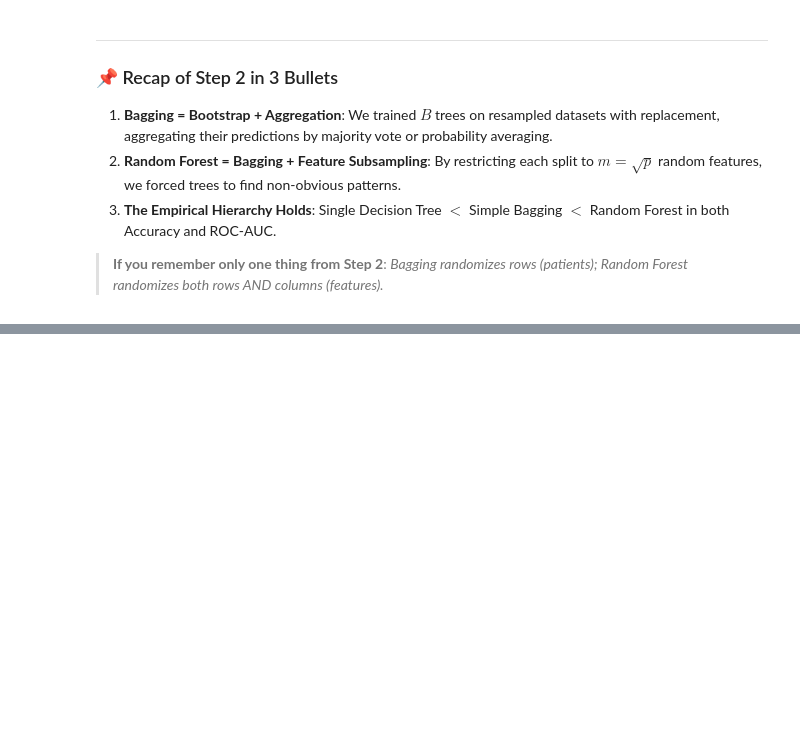
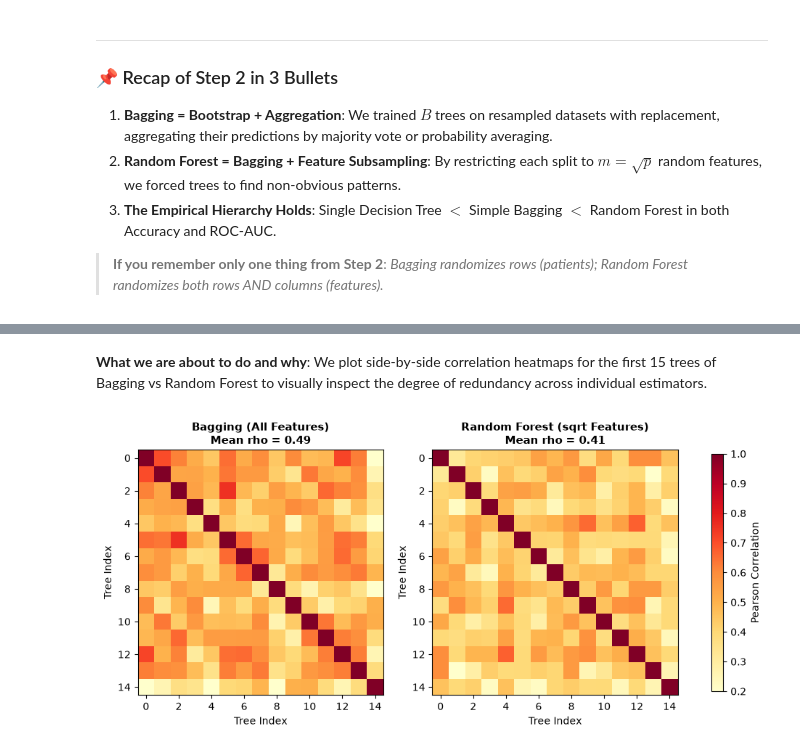
Before and after one commit to Arnav-Shrivastava/random-forests-regression-zero-to-one, a Jupyter notebook: random_forests_zero_to_one.ipynb, the cells around one changed output, grey strips where cells are left out. Drawn from its saved outputs; the diff is of its cells as text; code cells hidden in the pictures; blank space fills up the shorter version.

```diff
--- a/random_forests_zero_to_one.ipynb
+++ b/random_forests_zero_to_one.ipynb
@@ -744,0 +847,21 @@
+# %% [markdown]
+**What we are about to do and why**:
+We plot side-by-side correlation heatmaps for the first 15 trees of Bagging vs Random Forest to visually inspect the degree of redundancy across individual estimators.
+# %%
+# Visualizing correlation heatmaps for the first 15 trees
+fig, axes = plt.subplots(1, 2, figsize=(12, 5))
+
+im1 = axes[0].imshow(corr_matrix_bag[:15, :15], vmin=0.2, vmax=1.0, cmap="YlOrRd")
+axes[0].set_title(f"Bagging (All Features)\nMean rho = {np.mean(pairwise_corr_bag):.2f}", fontsize=11, fontweight="bold")
+axes[0].set_xlabel("Tree Index", fontsize=10)
+axes[0].set_ylabel("Tree Index", fontsize=10)
+
+im2 = axes[1].imshow(corr_matrix_rf[:15, :15], vmin=0.2, vmax=1.0, cmap="YlOrRd")
+axes[1].set_title(f"Random Forest (sqrt Features)\nMean rho = {np.mean(pairwise_corr_rf):.2f}", fontsize=11, fontweight="bold")
+axes[1].set_xlabel("Tree Index", fontsize=10)
+axes[1].set_ylabel("Tree Index", fontsize=10)
+
+fig.colorbar(im2, ax=axes.ravel().tolist(), shrink=0.85, label="Pearson Correlation")
+plt.show()
+# %% [output]
+[figure, added]
```
Also changed, not shown: parts of 10 cells of this notebook.
